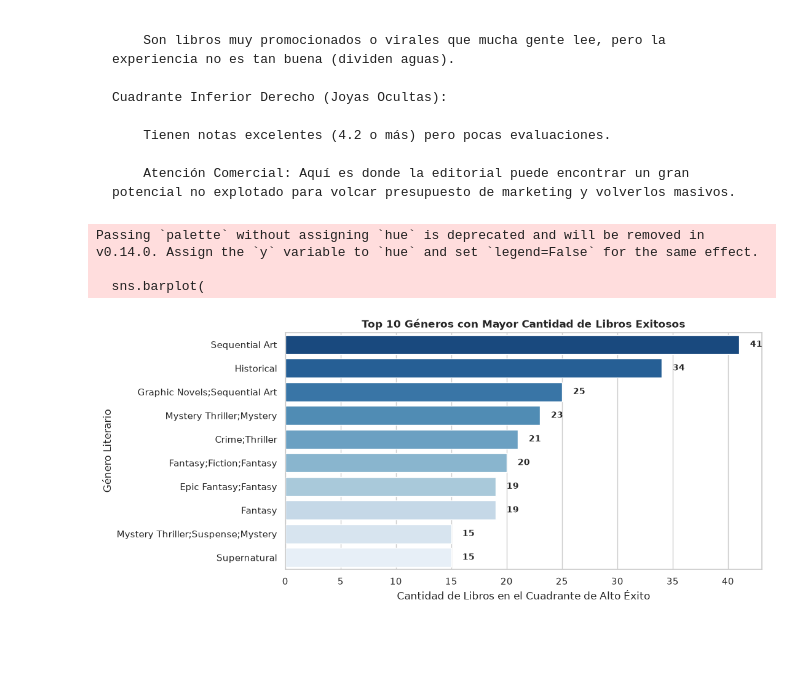
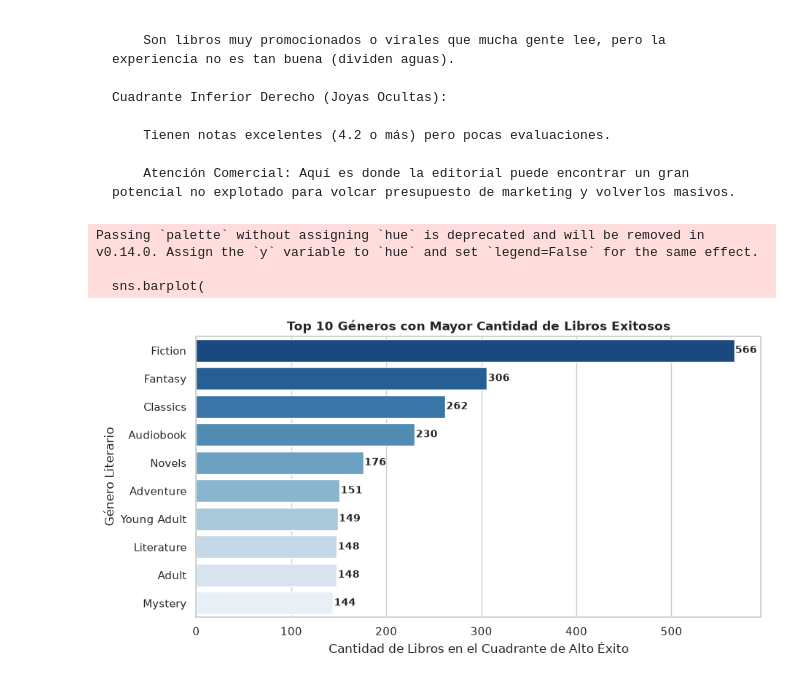
Before and after one commit to danischulday/ProyectoFinal-DataAnalysisconPython, a Jupyter notebook: notebook.ipynb, the cells around one changed output. Drawn from its saved outputs; the diff is of its cells as text; code cells hidden in the pictures; blank space fills up the shorter version.

```diff
--- a/notebook.ipynb
+++ b/notebook.ipynb
@@ -167,30 +149,27 @@ plt.show()
 # %% [output]
 [figure]
 # %%
-import pandas as pd
-import numpy as np
+# 1. Asegurar la clasificación en los 4 cuadrantes
+df_limpio = df_limpio[df_limpio['ratings_count'] >= 100].copy()
 
-# 1. Asegurar la clasificación en los 4 cuadrantes
-df_clean = df[df['ratings_count'] >= 100].copy()
-
-umbral_rating = df_clean['average_rating'].median()
-umbral_popularity = df_clean['ratings_count'].quantile(0.75)
+umbral_rating = df_limpio['average_rating'].median()
+umbral_popularity = df_limpio['ratings_count'].quantile(0.75)
 
 condiciones = [
-    (df_clean['average_rating'] >= umbral_rating) & (df_clean['ratings_count'] >= umbral_popularity),
-    (df_clean['average_rating'] < umbral_rating)  & (df_clean['ratings_count'] >= umbral_popularity),
-    (df_clean['average_rating'] >= umbral_rating) & (df_clean['ratings_count'] < umbral_popularity),
-    (df_clean['average_rating'] < umbral_rating)  & (df_clean['ratings_count'] < umbral_popularity)
+    (df_limpio['average_rating'] >= umbral_rating) & (df_limpio['ratings_count'] >= umbral_popularity),
+    (df_limpio['average_rating'] < umbral_rating)  & (df_limpio['ratings_count'] >= umbral_popularity),
+    (df_limpio['average_rating'] >= umbral_rating) & (df_limpio['ratings_count'] < umbral_popularity),
+    (df_limpio['average_rating'] < umbral_rating)  & (df_limpio['ratings_count'] < umbral_popularity)
 ]
 
 etiquetas = ['1. Éxitos Consolidados', '2. Consumo Masivo', '3. Nicho / Alto Potencial', '4. Bajo Desempeño']
-df_clean['perfil_libro'] = np.select(condiciones, etiquetas, default='Sin Clasificar')
+df_limpio['perfil_libro'] = np.select(condiciones, etiquetas, default='Sin Clasificar')
 
 # Métrica de compromiso escrito
-df_clean['engagement_rate_pct'] = (df_clean['text_reviews_count'] / df_clean['ratings_count']) * 100
+df_limpio['engagement_rate_pct'] = (df_limpio['text_reviews_count'] / df_limpio['ratings_count']) * 100
 
 # 2. TABLA COMPARATIVA DE CARACTERÍSTICAS
-resumen_caracteristicas = df_clean.groupby('perfil_libro').agg(
+resumen_caracteristicas = df_limpio.groupby('perfil_libro').agg(
     total_libros=('Book Id', 'count'),
     promedio_paginas=('num_pages', 'mean'),
     mediana_paginas=('num_pages', 'median'),
@@ -210,9 +189,9 @@ for perfil in etiquetas:
 
     # Si es Nicho / Alto Potencial, mostramos los que tienen más engagement
     if 'Nicho' in perfil:
-        top_libros = df_clean[df_clean['perfil_libro'] == perfil].sort_values(by='engagement_rate_pct', ascending=False)
+        top_libros = df_limpio[df_limpio['perfil_libro'] == perfil].sort_values(by='engagement_rate_pct', ascending=False)
     else:
-        top_libros = df_clean[df_clean['perfil_libro'] == perfil].sort_values(by='ratings_count', ascending=False)
+        top_libros = df_limpio[df_limpio['perfil_libro'] == perfil].sort_values(by='ratings_count', ascending=False)
 
     cols = ['Title', 'Author', 'average_rating', 'ratings_count', 'num_pages']
     print(top_libros[cols].head(5).to_string(index=False))
@@ -340,39 +305,37 @@ El gráfico queda dividido en 4 cuadrantes gracias a las líneas de puntos:
 
         Atención Comercial: Aquí es donde la editorial puede encontrar un gran potencial no explotado para volcar presupuesto de marketing y volverlos masivos.
 # %%
-import matplotlib.pyplot as plt
-import seaborn as sns
-
 # 1. Definir los libros en el Cuadrante de Alto Éxito
-alto_exito = df[(df['ratings_count'] >= 20000) & (df['average_rating'] >= 4.0)].copy()
+alto_exito = df_limpio[(df_limpio['ratings_count'] >= 20000) & (df_limpio['average_rating'] >= 4.0)].copy()
 
 # 2. Desanidar la columna 'genres' (separar por comas)
-alto_exito['genres_clean'] = alto_exito['genres'].fillna('Desconocido')
+alto_exito['genres_clean'] = alto_exito['genres'].fillna('Unknown')
 generos_separados = alto_exito.assign(genero=alto_exito['genres_clean'].str.split(',')).explode('genero')
+generos_separados = alto_exito.assign(genero=alto_exito['genres_clean'].str.split(';')).explode('genero')
 generos_separados['genero'] = generos_separados['genero'].str.strip()
 
 # 3. Contar el Top 10 de géneros más frecuentes
 top10_generos = generos_separados['genero'].value_counts().head(10)
 
 # 4. Graficar
 plt.figure(figsize=(10, 5))
 sns.barplot(
     x=top10_generos.values,
     y=top10_generos.index,
     palette='Blues_r'
 )
 
 plt.title('Top 10 Géneros con Mayor Cantidad de Libros Exitosos', fontsize=12, fontweight='bold')
 plt.xlabel('Cantidad de Libros en el Cuadrante de Alto Éxito')
 plt.ylabel('Género Literario')
 
 # Agregar los números exactos al final de cada barra
 for index, value in enumerate(top10_generos.values):
     plt.text(value + 1, index, str(value), va='center', fontsize=10, fontweight='bold')
 
 plt.show()
 # %% [output]
 Passing `palette` without assigning `hue` is deprecated and will be removed in v0.14.0. Assign the `y` variable to `hue` and set `legend=False` for the same effect.
 
   sns.barplot(
-[figure, old version]
+[figure, new version]
```
Also changed, not shown: parts of 17 cells of this notebook, 1 other file.
